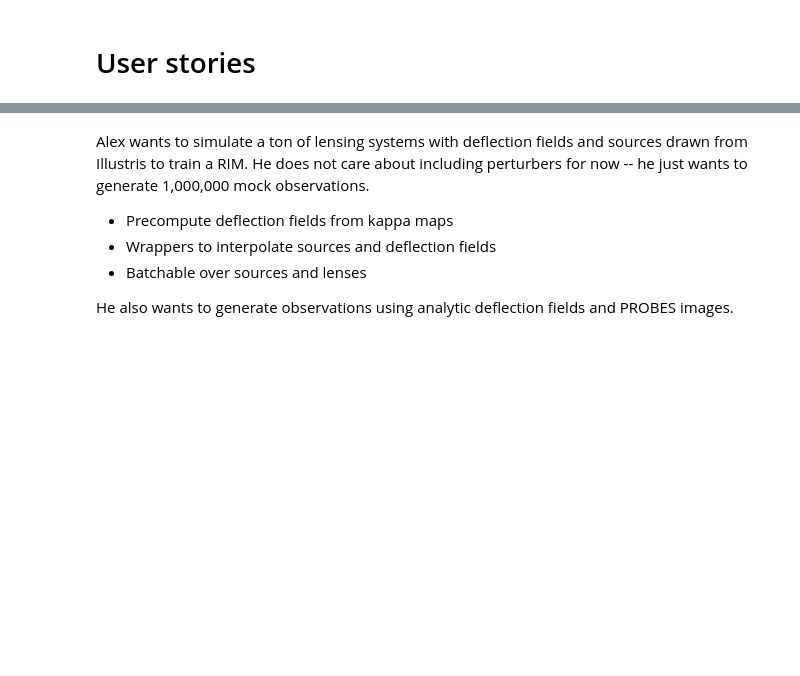
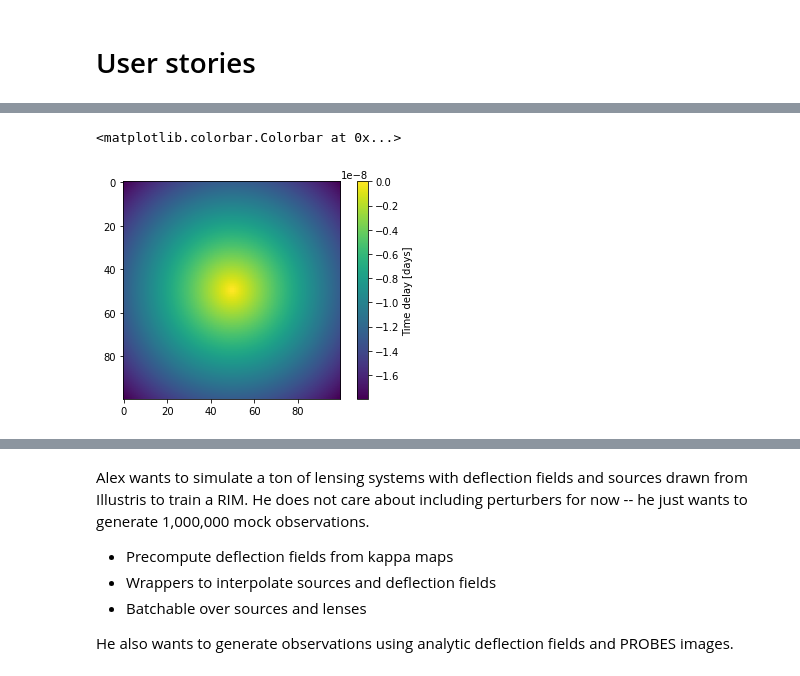
Before and after one commit to Ciela-Institute/caustics, a Jupyter notebook: notebooks/ac-03-prototyping.ipynb, the cells around one changed output, grey strips where cells are left out. Drawn from its saved outputs; the diff is of its cells as text; code cells hidden in the pictures; blank space fills up the shorter version.

```diff
--- a/notebooks/ac-03-prototyping.ipynb
+++ b/notebooks/ac-03-prototyping.ipynb
@@ -355,0 +355,8 @@ plt.imshow(img[6, 0])
+# %%
+time_delays = sie.time_delay(thx, thy, z_l, z_s)
+time_delays -= time_delays.max()
+plt.imshow(time_delays / (60**2 * 24))
+plt.colorbar(label="Time delay [days]")
+# %% [output]
+<matplotlib.colorbar.Colorbar at 0x...>
+[figure, added]
```
Also changed, not shown: parts of 14 cells of this notebook, 6 other files.
